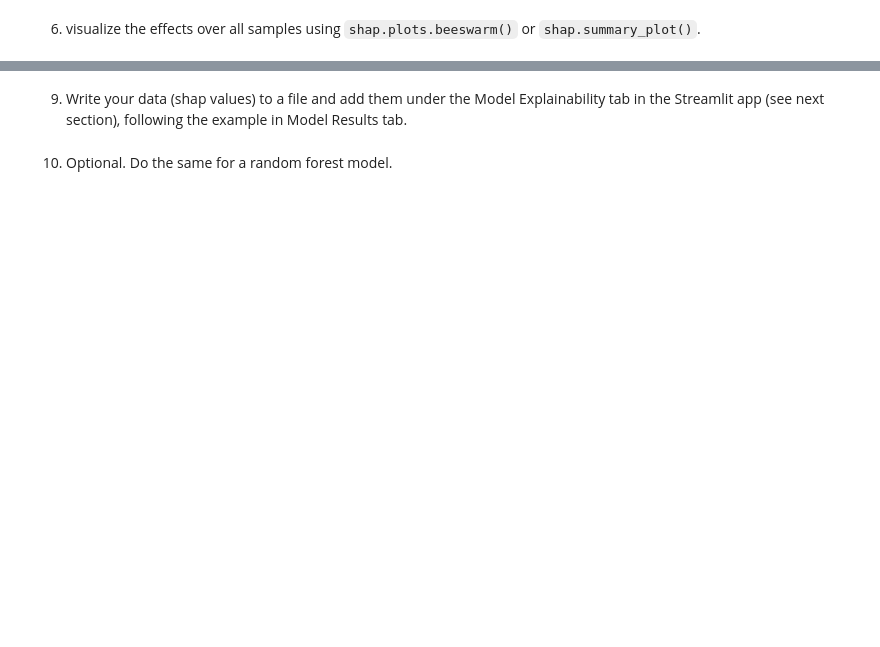
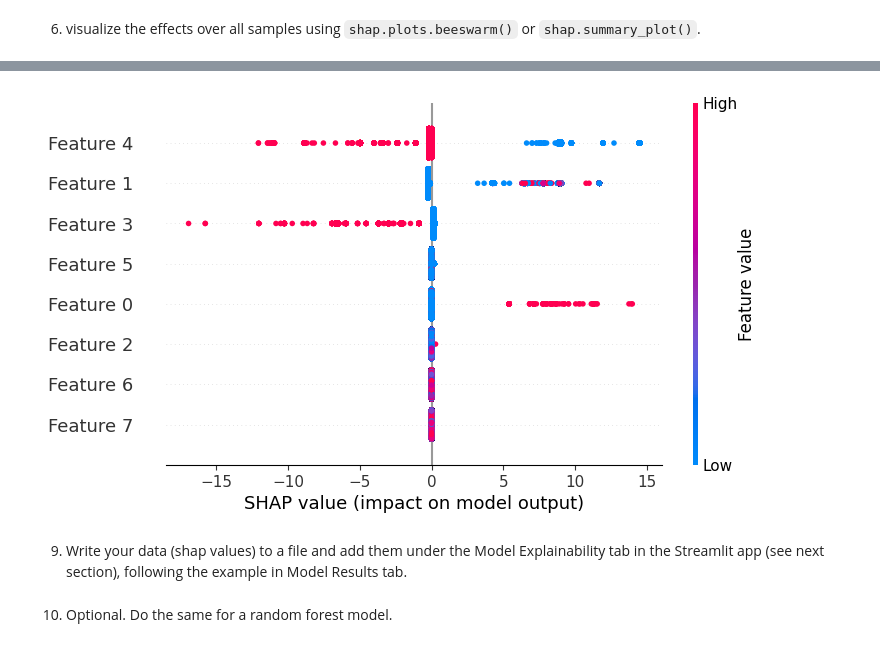
Before and after one commit to happinessbaby/FourthBrain, a Jupyter notebook: assignments/week-06-supervised-ml/nb/electronics-purchase-prediction.ipynb, the cells around one changed output, grey strips where cells are left out. Saved outputs shown, nothing was run; the diff lists cells and outputs as text; code cells hidden in the pictures; blank space fills up the shorter version.

```diff
--- a/assignments/week-06-supervised-ml/nb/electronics-purchase-prediction.ipynb
+++ b/assignments/week-06-supervised-ml/nb/electronics-purchase-prediction.ipynb
@@ -270,3 +282,9 @@ X_test_reduced = None # YOUR CODE HERE
+# %%
+from sklearn.preprocessing import MinMaxScaler
+
+scaler = MinMaxScaler()
+X_train_reduced = scaler.fit(X_train_reduced).transform(X_train_reduced)
+X_test_reduced = scaler.fit(X_test_reduced).transform(X_test_reduced)
 # %% [markdown]
 ## Task 4: Build Logistic Regression and SVM models
 # %% [markdown]
@@ -291,6 +309,6 @@ from sklearn.metrics import (
 # %%
 %%time
 lr_model = LogisticRegression()
-lr_model.fit(train_df, y=train_df["Purchase"])
-# lr_pred = lr_model.predict(test_df)
+lr_model.fit(X_train_reduced, y_train)
+lr_pred = lr_model.predict(X_test_reduced)
 # %% [output]
@@ -398,3 +458,9 @@ shap_values = None # YOUR CODE HERE
+# %%
+explainer = shap.Explainer(gbt_model, X_test_reduced)
+shap_values = explainer(X_test_reduced)
+shap.plots.beeswarm(shap_values)
+# %% [output]
+[figure, added]
 # %% [markdown]
 9. Write your data (shap values) to a file and add them under the Model Explainability tab in the Streamlit app (see next section), following the example in Model Results tab.
 # %% [markdown]
```
Also changed, not shown: parts of 38 cells of this notebook, 3 other files.
